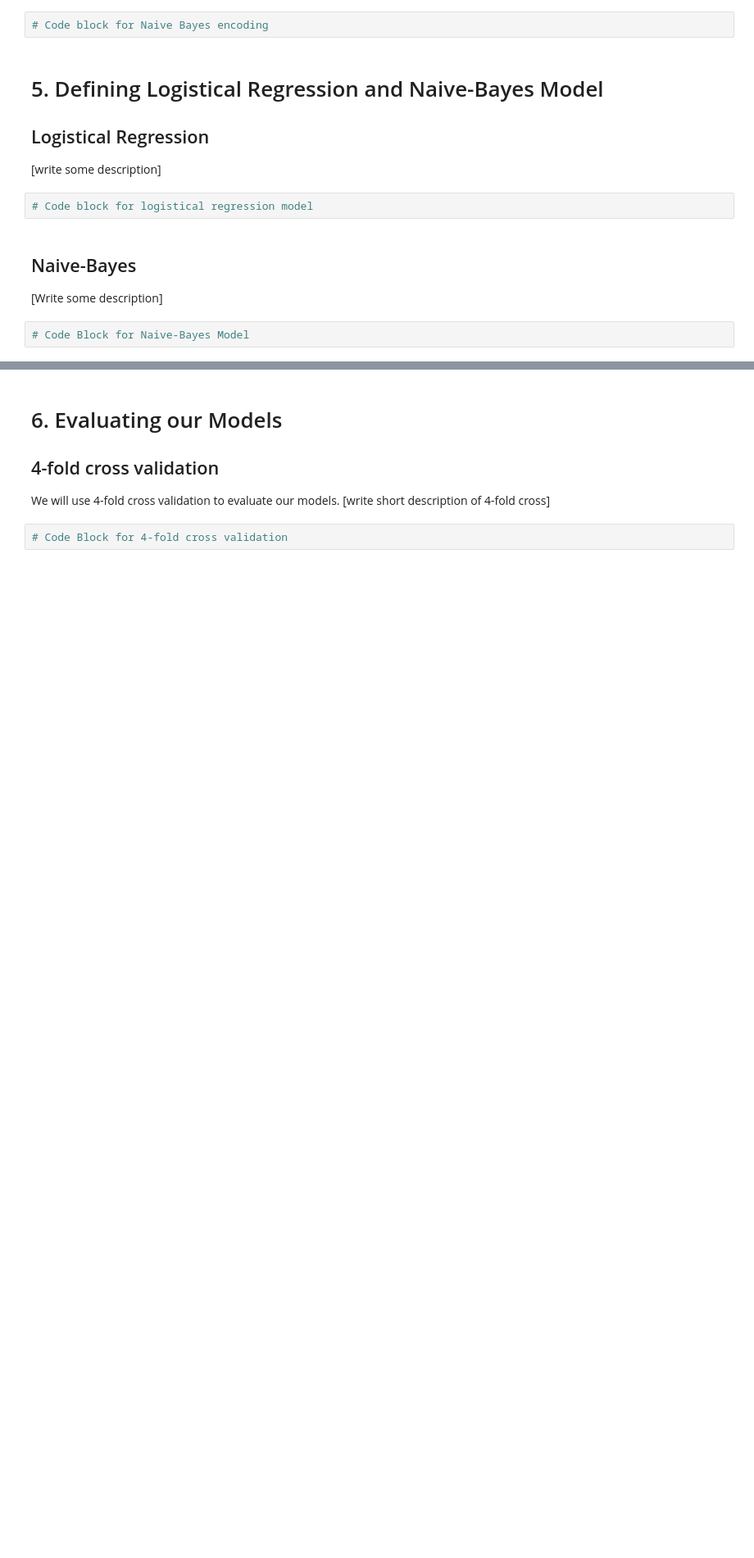
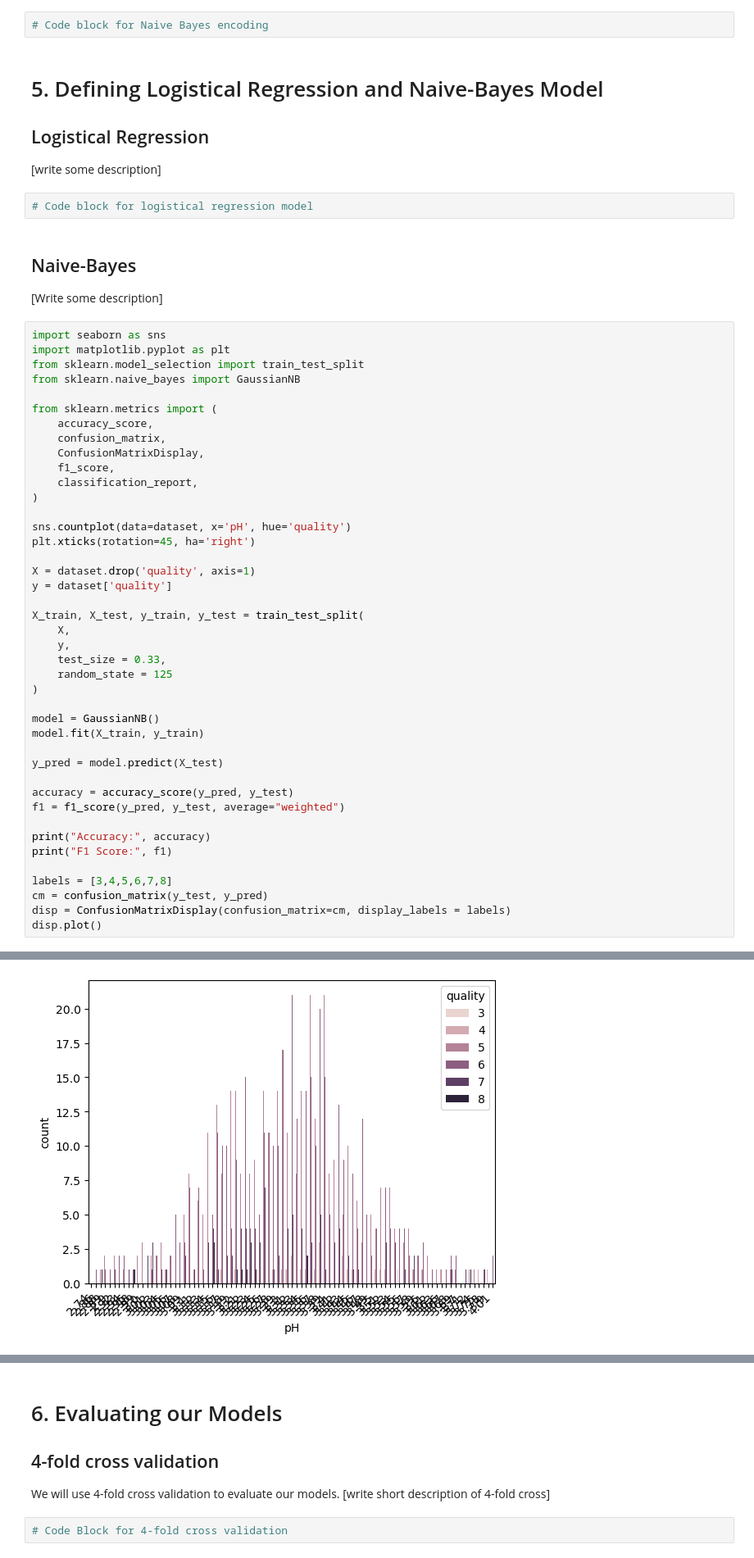
Before and after one commit to NatashaNaima/AI-NaiveBayes, a Jupyter notebook: ClassificationProblem.ipynb, the cells around one changed output, grey strips where cells are left out. Shown at 82% size. Drawn from its saved outputs; the diff is of its cells as text; blank space fills up the shorter version.

Commit message:
Naive bayes implemented, need to normalize data

```diff
--- a/ClassificationProblem.ipynb
+++ b/ClassificationProblem.ipynb
@@ -107,4 +95,45 @@ X, y = make_classification(
 ## Naive-Bayes
 [Write some description]
 # %%
-# Code Block for Naive-Bayes Model
+import seaborn as sns
+import matplotlib.pyplot as plt
+from sklearn.model_selection import train_test_split
+from sklearn.naive_bayes import GaussianNB
+
+from sklearn.metrics import (
+    accuracy_score,
+    confusion_matrix,
+    ConfusionMatrixDisplay,
+    f1_score,
+    classification_report,
+)
+
+sns.countplot(data=dataset, x='pH', hue='quality')
+plt.xticks(rotation=45, ha='right')
+
+X = dataset.drop('quality', axis=1)
+y = dataset['quality']
+
+X_train, X_test, y_train, y_test = train_test_split(
+    X,
+    y,
+    test_size = 0.33,
+    random_state = 125
+)
+
+model = GaussianNB()
+model.fit(X_train, y_train)
+
+y_pred = model.predict(X_test)
+
+accuracy = accuracy_score(y_pred, y_test)
+f1 = f1_score(y_pred, y_test, average="weighted")
+
+print("Accuracy:", accuracy)
+print("F1 Score:", f1)
+
+labels = [3,4,5,6,7,8]
+cm = confusion_matrix(y_test, y_pred)
+disp = ConfusionMatrixDisplay(confusion_matrix=cm, display_labels = labels)
+disp.plot()
+# %% [output]
@@ -110,0 +143 @@ X, y = make_classification(
+[figure, added]
```
Also changed, not shown: parts of 2 cells of this notebook.
